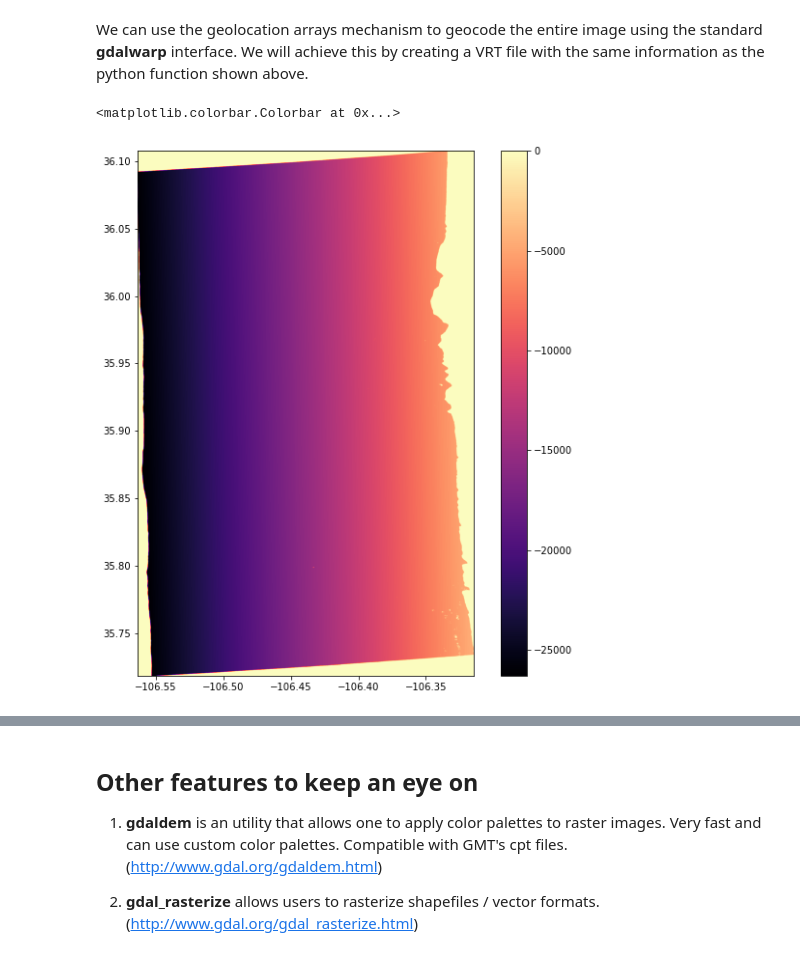
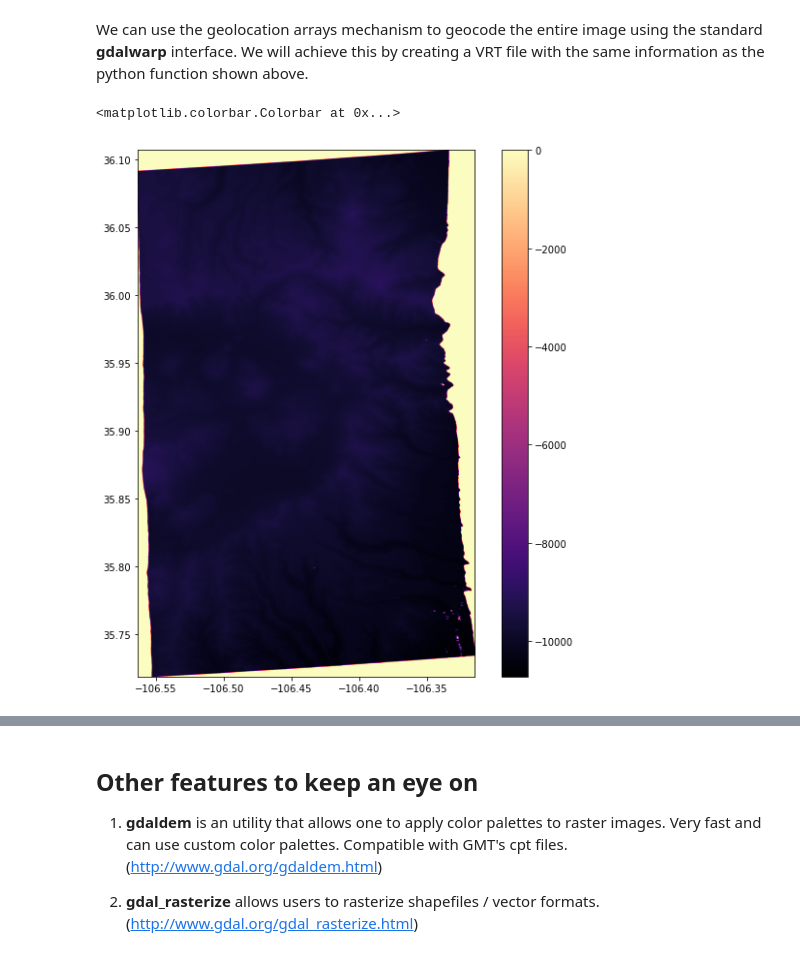
Before and after one commit to jacktarricone/uavsar_scripts, a Jupyter notebook: uavsar_slc_geoloc.ipynb, the cells around one changed output, grey strips where cells are left out. Cells and saved outputs as stored; diff of their text form; code cells hidden in the pictures.

```diff
--- a/uavsar_slc_geoloc.ipynb
+++ b/uavsar_slc_geoloc.ipynb
@@ -370,17 +371,17 @@ def geocodeUsingGdalWarp(infile, latfile, lonfile, outfile,
 # %%
 ### Create and visualize geocoded output for elevation
 # use proper pixel size!
-geocodeUsingGdalWarp('/Volumes/JT/projects/uavsar/jemez/look_vector/BU/hdr_test/east.lvk.vrt',
-                     '/Volumes/JT/projects/uavsar/jemez/look_vector/BU/hdr_test/lat.llh.vrt',
-                     '/Volumes/JT/projects/uavsar/jemez/look_vector/BU/hdr_test/lon.llh.vrt',
-                     '/Volumes/JT/projects/uavsar/jemez/look_vector/BU/hdr_test/geocoded_east_test.tif',
+geocodeUsingGdalWarp('/Users/jacktarricone/jemez_data/feb12-19_slc/BU/up.lvk.vrt',
+                     '/Users/jacktarricone/jemez_data/feb12-19_slc/BU/lat.llh.vrt',
+                     '/Users/jacktarricone/jemez_data/feb12-19_slc/BU/lon.llh.vrt',
+                     '/Users/jacktarricone/jemez_data/feb12-19_slc/BU/geocoded_up.tif',
                      spacing=[.00005556,.00005556])
 
-geodata, geoext = loadData('/Volumes/JT/projects/uavsar/jemez/look_vector/BU/hdr_test/geocoded_east_test.tif', band=1)
+geodata, geoext = loadData('/Users/jacktarricone/jemez_data/feb12-19_slc/BU/geocoded_up.tif', band=1)
 
 plt.figure(figsize=(10,10))
 plt.imshow(geodata, extent=geoext, cmap='magma')
 plt.colorbar()
 # %% [output]
 <matplotlib.colorbar.Colorbar at 0x...>
-[figure, old version]
+[figure, new version]
```
Also changed, not shown: parts of 8 cells of this notebook, 10 other files.
